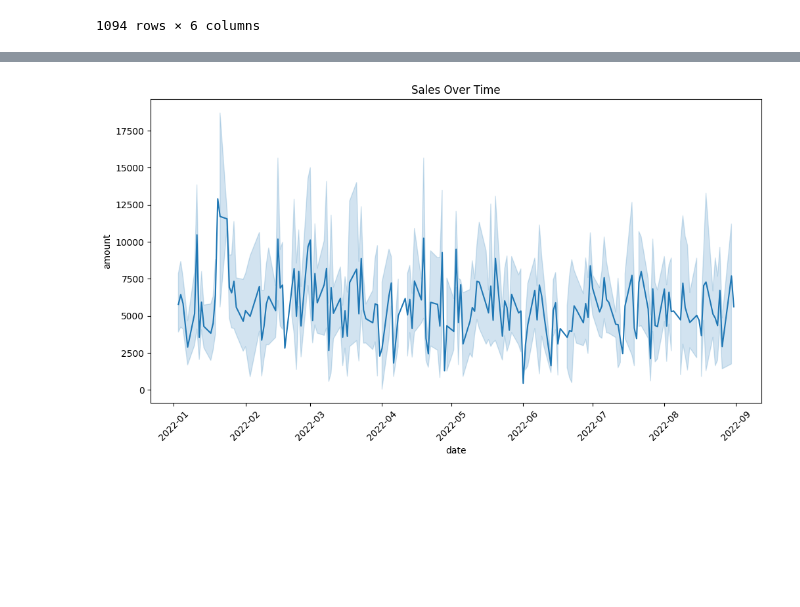
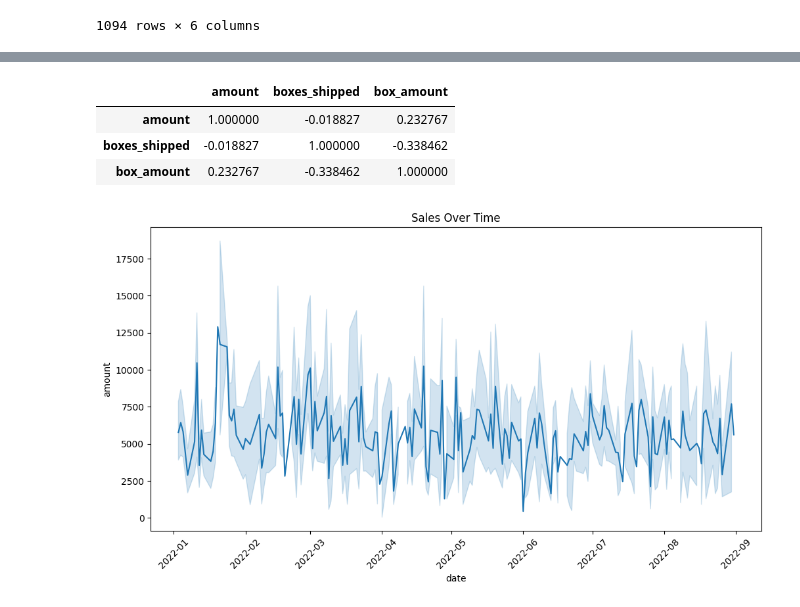
Before and after one commit to gscibi/dashboard, a Jupyter notebook: EDA.ipynb, the cells around one changed output, grey strips where cells are left out. Cells and saved outputs as stored; diff of their text form; code cells hidden in the pictures; blank space fills up the shorter version.

```diff
--- a/EDA.ipynb
+++ b/EDA.ipynb
@@ -74,3 +74,6 @@ df.groupby('date')['amount']
 | 1092 | Dotty Strutley | India | Eclairs | 2022-07-28 | 2086.0 | 384 |
 | 1093 | Karlen McCaffrey | India | 70% Dark Bites | 2022-05-23 | 5075.0 | 344 |
 1094 rows × 6 columns
+# %%
+df.corr()
+# %% [output]
@@ -77,3 +81,7 @@ df.groupby('date')['amount']
+|  | amount | boxes_shipped | box_amount |
+| amount | 1.000000 | -0.018827 | 0.232767 |
+| boxes_shipped | -0.018827 | 1.000000 | -0.338462 |
+| box_amount | 0.232767 | -0.338462 | 1.000000 |
 # %%
 import matplotlib.pyplot as plt
 import seaborn as sns
```
Also changed, not shown: parts of 1 cell of this notebook, 4 other files.
